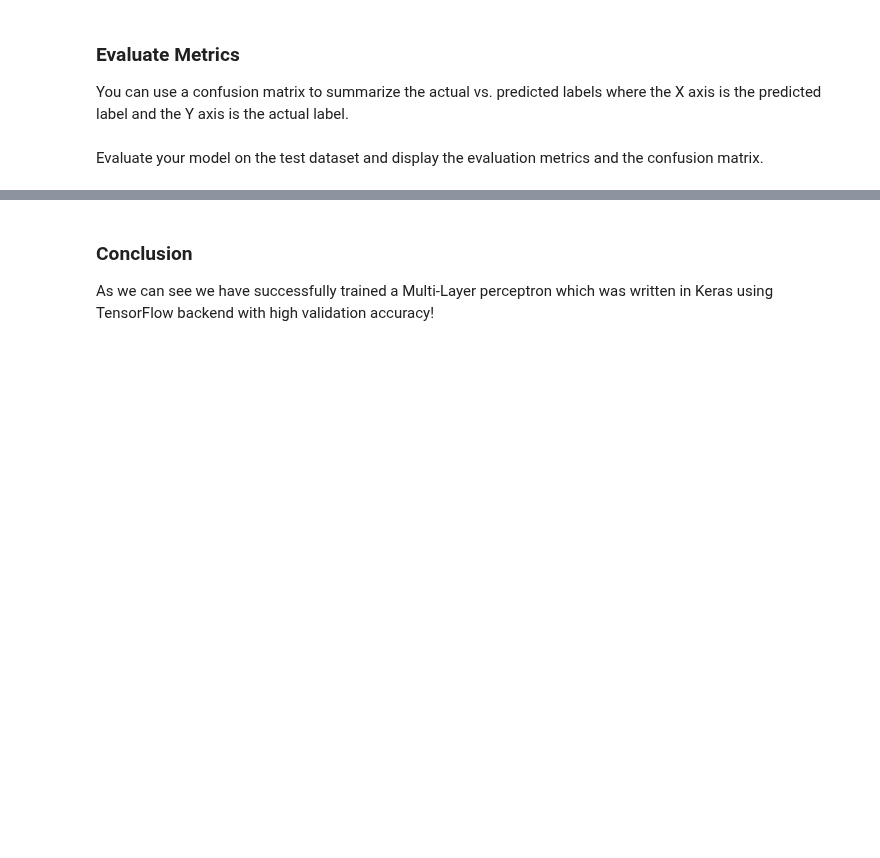
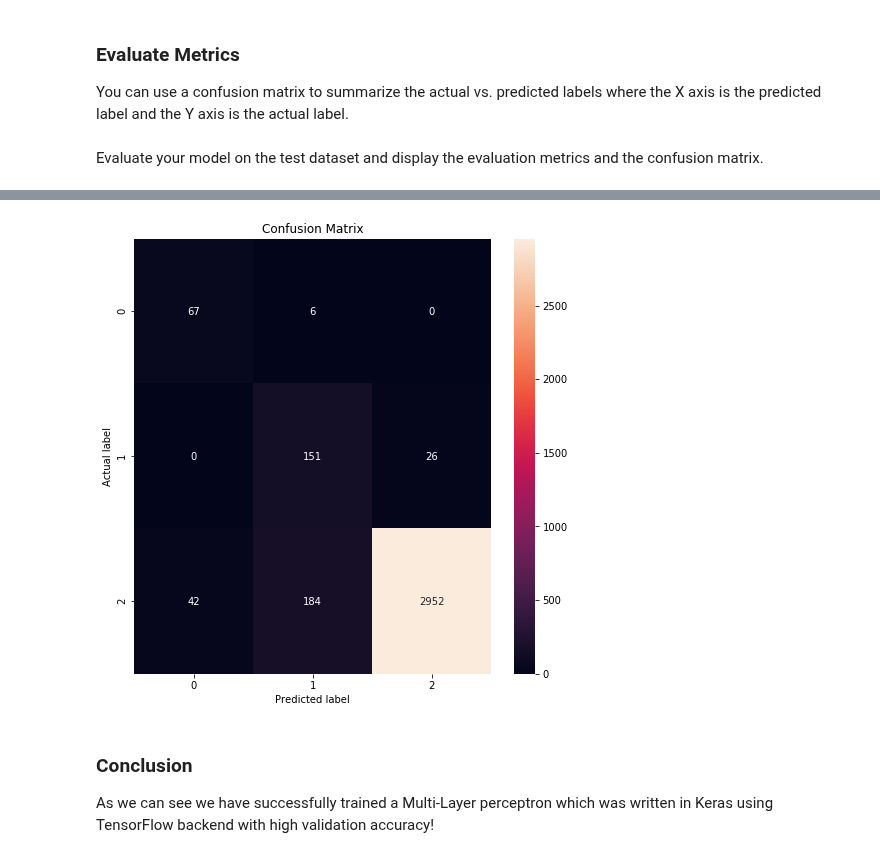
Before and after one commit to borodark/ie7860, a Jupyter notebook: HW2 MLP Thyroid SKOpt.ipynb, the cells around one changed output, grey strips where cells are left out. Drawn from its saved outputs; the diff is of its cells as text; code cells hidden in the pictures; blank space fills up the shorter version.

```diff
--- a/HW2 MLP Thyroid SKOpt.ipynb
+++ b/HW2 MLP Thyroid SKOpt.ipynb
@@ -258,8 +258,8 @@ STATIC_PARAMS = {num_features, num_classes}
 # The list of hyper-parameters we want to optimize. For each one we define the
 # bounds, the corresponding scikit-learn parameter name, as well as how to
 # sample values from that dimension (`'log-uniform'` for the dropout_rate)
-SPACE = [skopt.space.Integer(8, 512, name='dense_0_neurons'),
-         skopt.space.Integer(8, 512, name='dense_1_neurons'),
+SPACE = [skopt.space.Integer(8, 128, name='dense_0_neurons'),
+         skopt.space.Integer(8, 256, name='dense_1_neurons'),
         skopt.space.Real(0.0, 0.8, name='dropout_rate')]
 
 # This decorator allows your objective function to receive a the parameters as
@@ -283,12 +283,12 @@ def objective(**params):
                   metrics=['categorical_accuracy'])
 
     # Fit keras model
-    history = model.fit(X_train, y_train_one_hot, epochs=8, batch_size=16,
+    history = model.fit(X_train, y_train_one_hot, epochs=2, batch_size=128,
                         validation_split = 0.20, verbose=1)
 
     # Evaluate the model with the eval dataset.
     score = model.evaluate(X_test, y_test_one_hot,
-                                  batch_size=16, verbose=1)
+                                  batch_size=128, verbose=1)
     print('Test loss:', score[0], '   Test accuracy:', score[1])
 
     # Return the accuracy.
@@ -304,7 +304,7 @@ There are several methods for optimization: https://scikit-optimize.github.io/mo
 import warnings
 warnings.filterwarnings('ignore')
 
-results_gp = skopt.gp_minimize(objective,     # the function to minimize
+results_gp = skopt.gbrt_minimize(objective,     # the function to minimize
                           SPACE,              # the bounds on each dimension of x
                           x0=[100,50,0],      # the starting point
                           acq_func="LCB",     # the acquisition function (optional)
@@ -376,10 +389,10 @@ model.compile(loss='categorical_crossentropy',
                   metrics=['categorical_accuracy'])
 
 # Fit keras model
-history = model.fit(X_train, y_train_one_hot, epochs=16, batch_size=16,
-                        validation_split = 0.20, verbose=1)
+history = model.fit(X_train, y_train_one_hot, epochs=6, batch_size=8,
+                        validation_split = 0.30, verbose=1)
 
 # Evaluate the model with the eval dataset.
 score = model.evaluate(X_test, y_test_one_hot,
-                                  batch_size=16, verbose=0)
+                                  batch_size=8, verbose=1)
 print('Test loss:', score[0], '   Test accuracy:', score[1])
@@ -422,12 +453,13 @@ def plot_cm(labels, predictions):
 # %% [markdown]
 Evaluate your model on the test dataset and display the evaluation metrics and the confusion matrix.
 # %%
-y_test_predictions = model.predict_classes(X_test, batch_size=4)
+y_test_predictions = model.predict_classes(X_test, batch_size=128)
 baseline_results = model.evaluate(X_test, y_test_one_hot,
-                                  batch_size=4, verbose=0)
+                                  batch_size=128, verbose=1)
 
 for name, value in zip(model.metrics_names, baseline_results):
   print(name, ': ', value)
 print()
 
 plot_cm(Y_test, y_test_predictions+1)
+# %% [output]
@@ -434,3 +469,4 @@ plot_cm(Y_test, y_test_predictions+1)
+[figure, added]
 # %% [markdown]
 ### Conclusion
 As we can see we have successfully trained a Multi-Layer perceptron which was written in Keras using TensorFlow backend with high validation accuracy!
```
Also changed, not shown: parts of 8 cells of this notebook, 1 other file.
